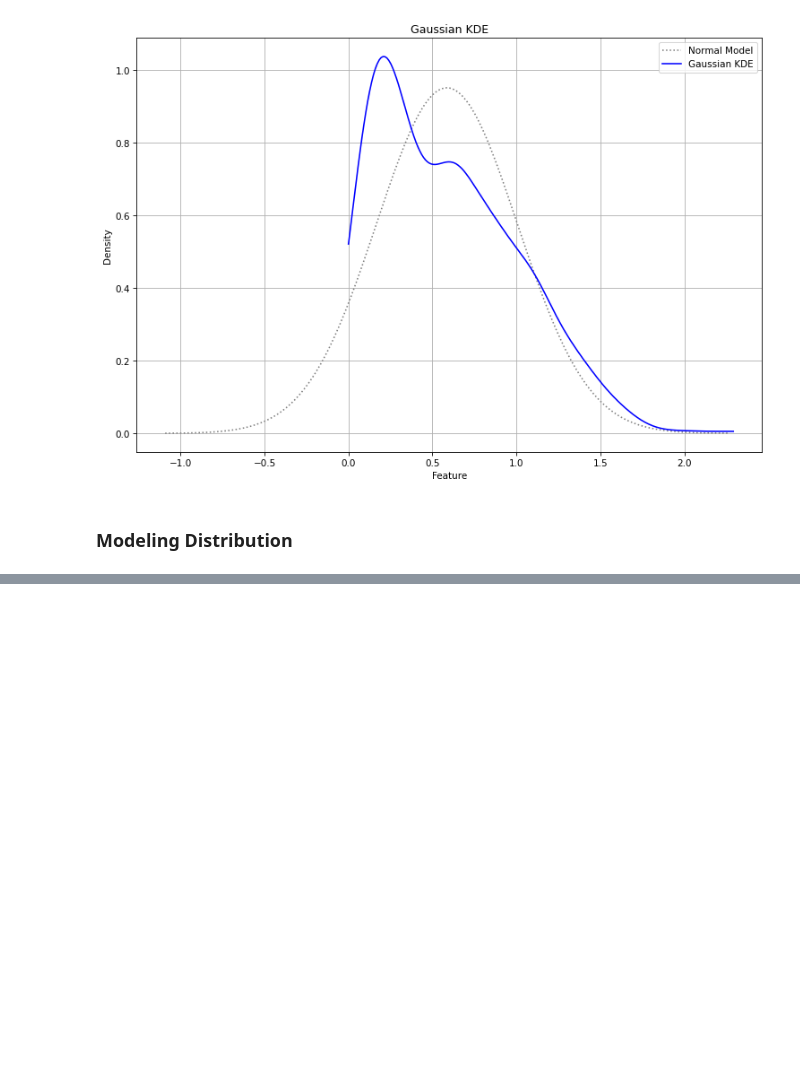
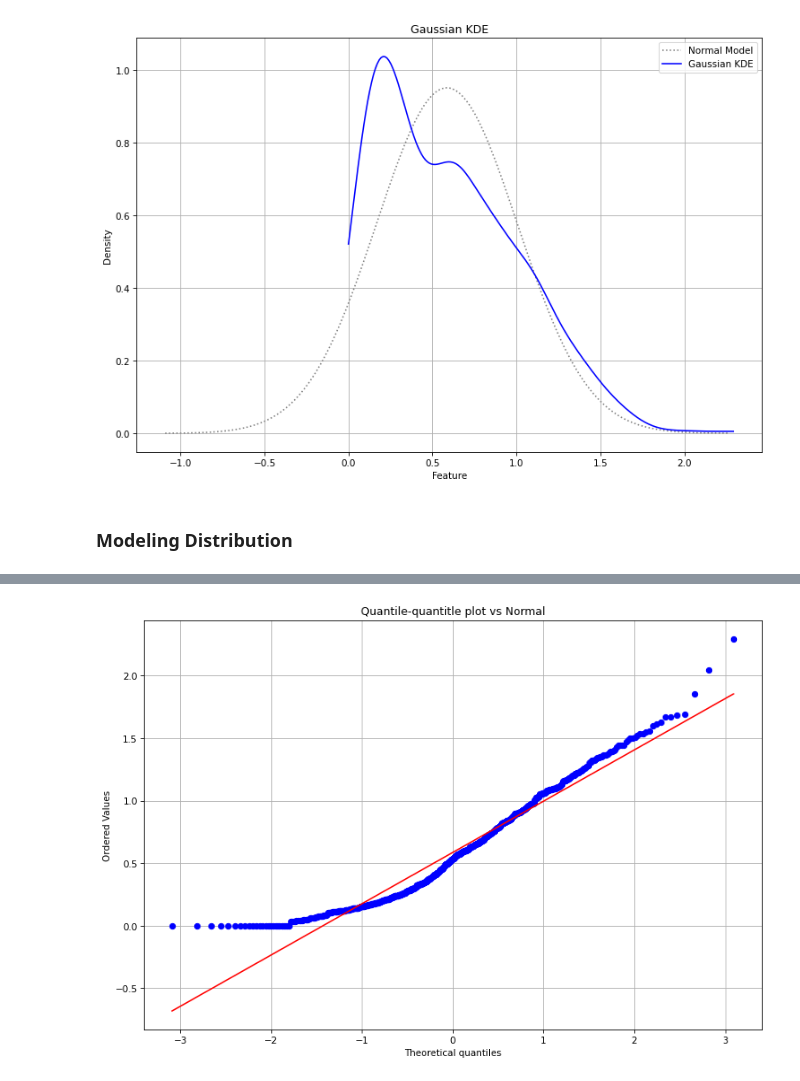
Before and after one commit to thedanicode24/moneypuck-data, a Jupyter notebook: skaters/goals-per-60.ipynb, the cells around one changed output, grey strips where cells are left out. Drawn from its saved outputs; the diff is of its cells as text; code cells hidden in the pictures; blank space fills up the shorter version.

```diff
--- a/skaters/goals-per-60.ipynb
+++ b/skaters/goals-per-60.ipynb
@@ -140,0 +137,4 @@ da.normal_probability_plot(df_goals[feature])
+# %%
+cdm.qq_plot_normal(df_goals[feature])
+# %% [output]
+[figure, added]
```
Also changed, not shown: parts of 8 cells of this notebook, 4 other files.
